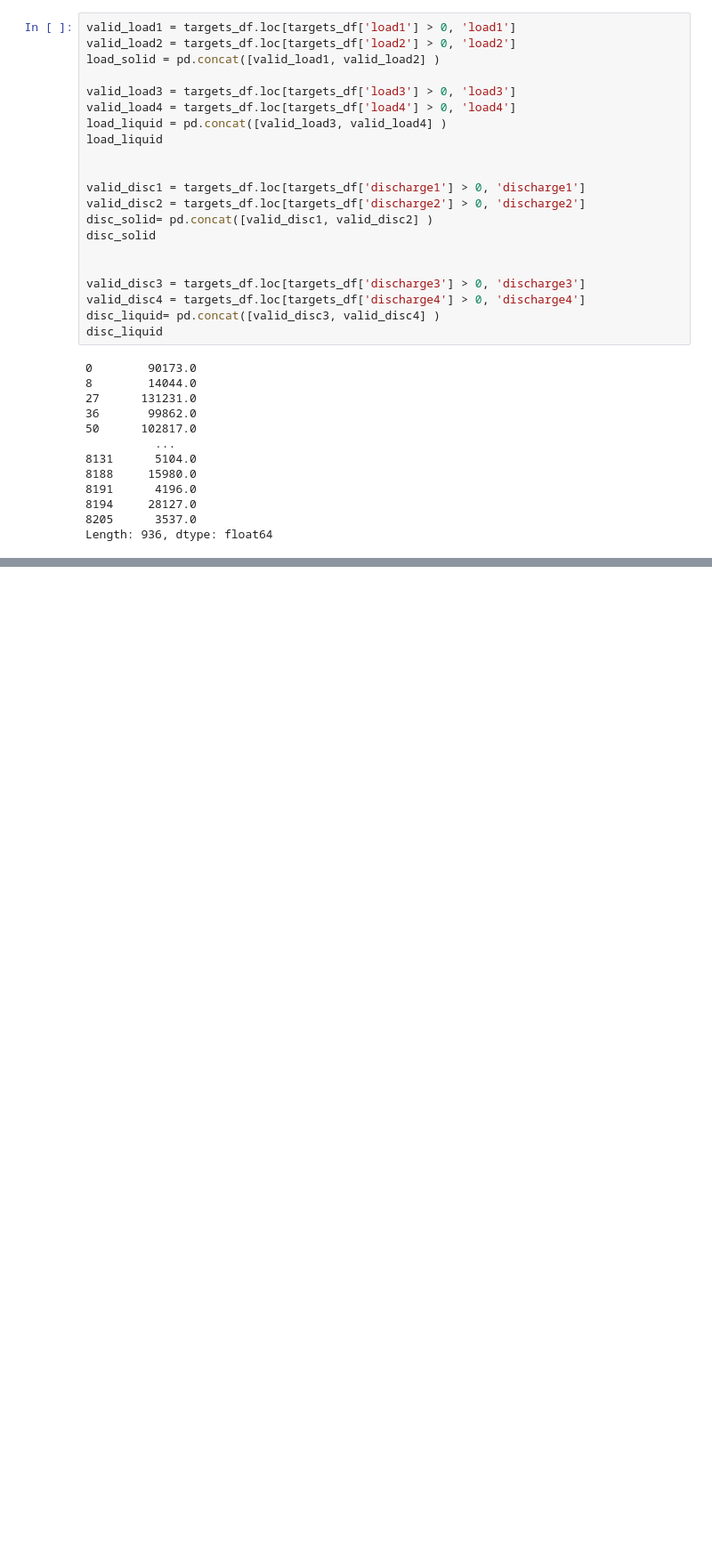
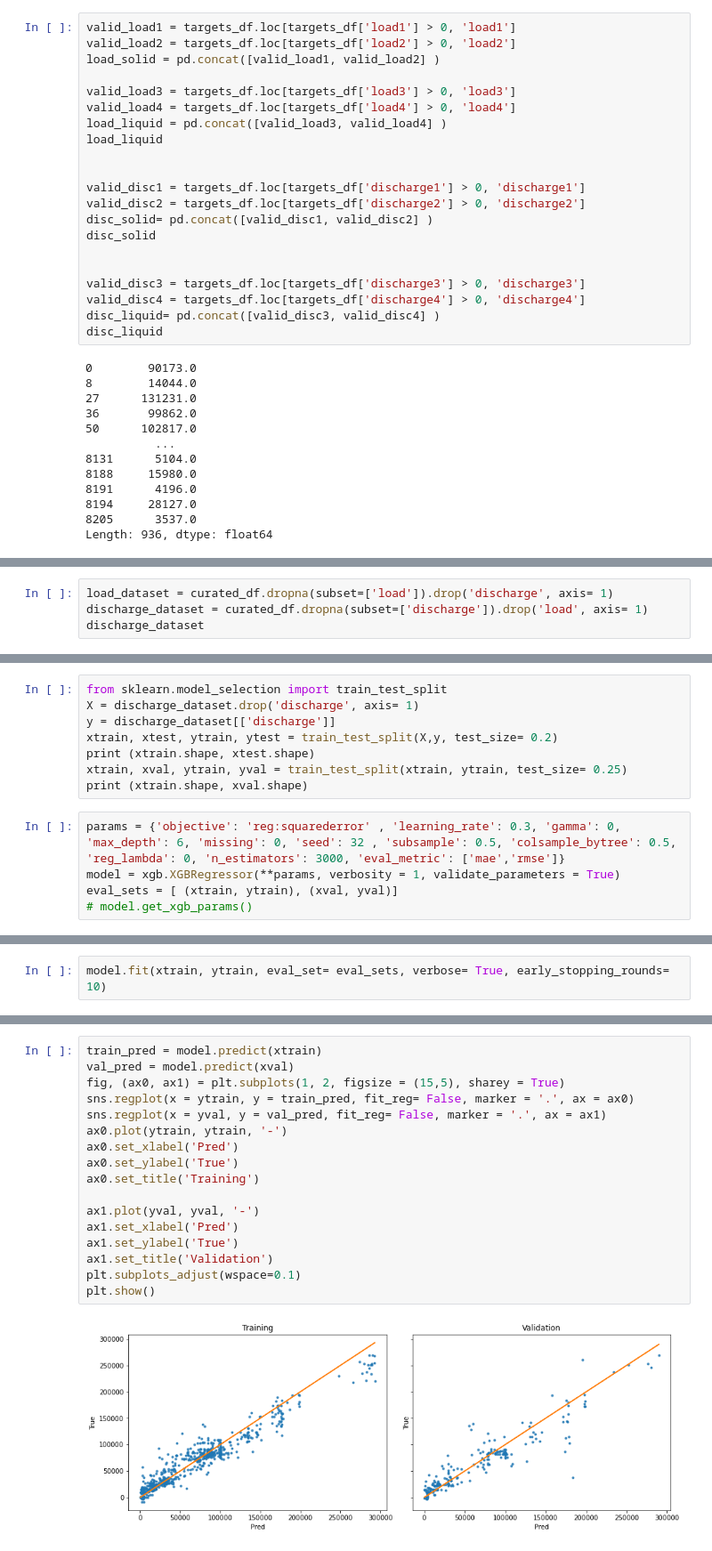
Before and after one commit to Kamal-Eldin/Logistics_transshipment, a Jupyter notebook: Quinyx.ipynb, the cells around one changed output, grey strips where cells are left out. Shown: that part at 89% size. Cells and saved outputs as stored; diff of their text form; blank space fills up the shorter version.

```diff
--- a/Quinyx.ipynb
+++ b/Quinyx.ipynb
@@ -185,0 +356,4 @@ A load model and a discharge model
+# %%
+load_dataset = curated_df.dropna(subset=['load']).drop('discharge', axis= 1)
+discharge_dataset = curated_df.dropna(subset=['discharge']).drop('load', axis= 1)
+discharge_dataset
@@ -185,0 +376,14 @@ A load model and a discharge model
+# %%
+from sklearn.model_selection import train_test_split
+X = discharge_dataset.drop('discharge', axis= 1)
+y = discharge_dataset[['discharge']]
+xtrain, xtest, ytrain, ytest = train_test_split(X,y, test_size= 0.2)
+print (xtrain.shape, xtest.shape)
+xtrain, xval, ytrain, yval = train_test_split(xtrain, ytrain, test_size= 0.25)
+print (xtrain.shape, xval.shape)
+# %%
+params = {'objective': 'reg:squarederror' , 'learning_rate': 0.3, 'gamma': 0, 'max_depth': 6, 'missing': 0, 'seed': 32 , 'subsample': 0.5, 'colsample_bytree': 0.5,
+'reg_lambda': 0, 'n_estimators': 3000, 'eval_metric': ['mae','rmse']}
+model = xgb.XGBRegressor(**params, verbosity = 1, validate_parameters = True)
+eval_sets = [ (xtrain, ytrain), (xval, yval)]
+# model.get_xgb_params()
@@ -185,0 +392,2 @@ A load model and a discharge model
+# %%
+model.fit(xtrain, ytrain, eval_set= eval_sets, verbose= True, early_stopping_rounds= 10)
@@ -185,0 +422,19 @@ A load model and a discharge model
+# %%
+train_pred = model.predict(xtrain)
+val_pred = model.predict(xval)
+fig, (ax0, ax1) = plt.subplots(1, 2, figsize = (15,5), sharey = True)
+sns.regplot(x = ytrain, y = train_pred, fit_reg= False, marker = '.', ax = ax0)
+sns.regplot(x = yval, y = val_pred, fit_reg= False, marker = '.', ax = ax1)
+ax0.plot(ytrain, ytrain, '-')
+ax0.set_xlabel('Pred')
+ax0.set_ylabel('True')
+ax0.set_title('Training')
+
+ax1.plot(yval, yval, '-')
+ax1.set_xlabel('Pred')
+ax1.set_ylabel('True')
+ax1.set_title('Validation')
+plt.subplots_adjust(wspace=0.1)
+plt.show()
+# %% [output]
+[figure, added]
```
Also changed, not shown: parts of 71 cells of this notebook, 12 other files.
